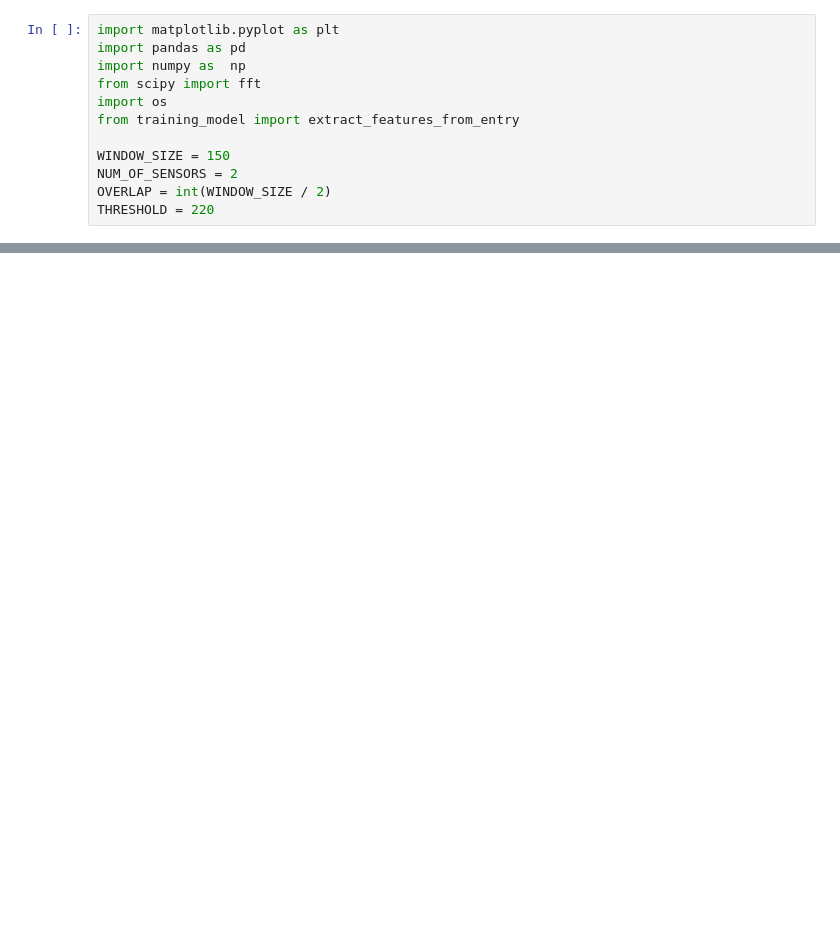
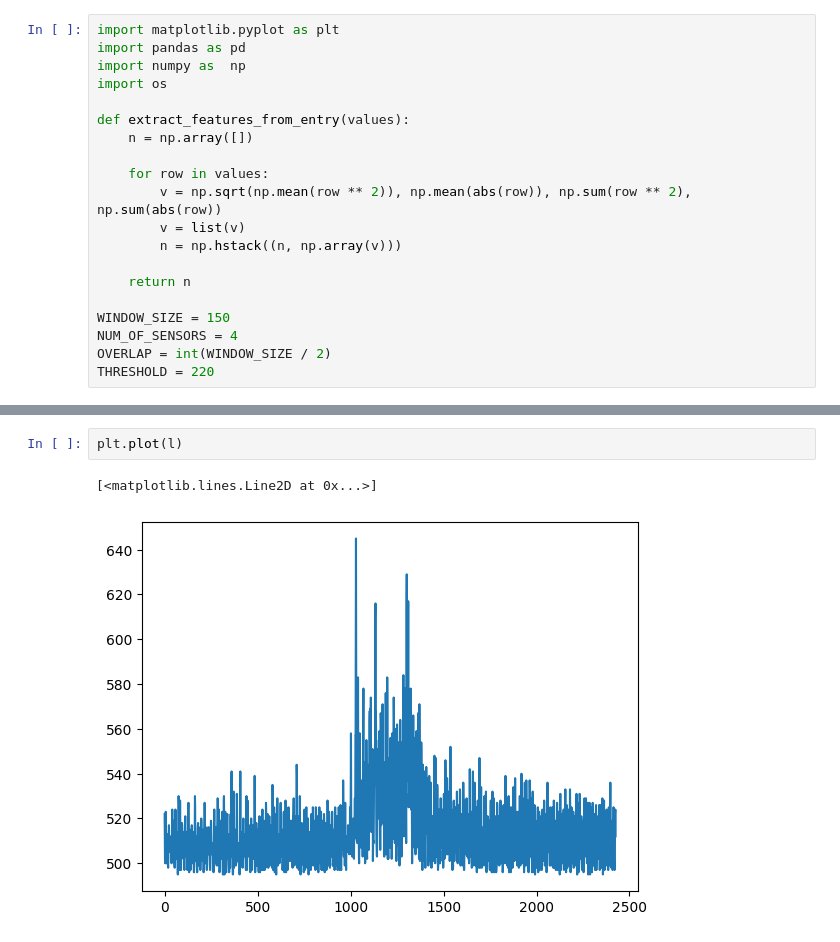
Before and after one commit to Davidjbt/EMG-Signal, a Jupyter notebook: plotting.ipynb, the cells around one changed output, grey strips where cells are left out. Drawn from its saved outputs; the diff is of its cells as text; blank space fills up the shorter version.

```diff
--- a/plotting.ipynb
+++ b/plotting.ipynb
@@ -2,11 +2,19 @@
 import matplotlib.pyplot as plt
 import pandas as pd
 import numpy as  np
-from scipy import fft
 import os
-from training_model import extract_features_from_entry
+
+def extract_features_from_entry(values):
+    n = np.array([])
+
+    for row in values:
+        v = np.sqrt(np.mean(row ** 2)), np.mean(abs(row)), np.sum(row ** 2), np.sum(abs(row))
+        v = list(v)
+        n = np.hstack((n, np.array(v)))
+
+    return n
 
 WINDOW_SIZE = 150
-NUM_OF_SENSORS = 2
+NUM_OF_SENSORS = 4
 OVERLAP = int(WINDOW_SIZE / 2)
 THRESHOLD = 220
@@ -103 +109,6 @@ plt.plot(emg)
+# %%
+plt.plot(l)
+# %% [output]
+[<matplotlib.lines.Line2D at 0x...>]
+[figure, added]
 # %%
```
Also changed, not shown: parts of 11 cells of this notebook, 50 other files.
